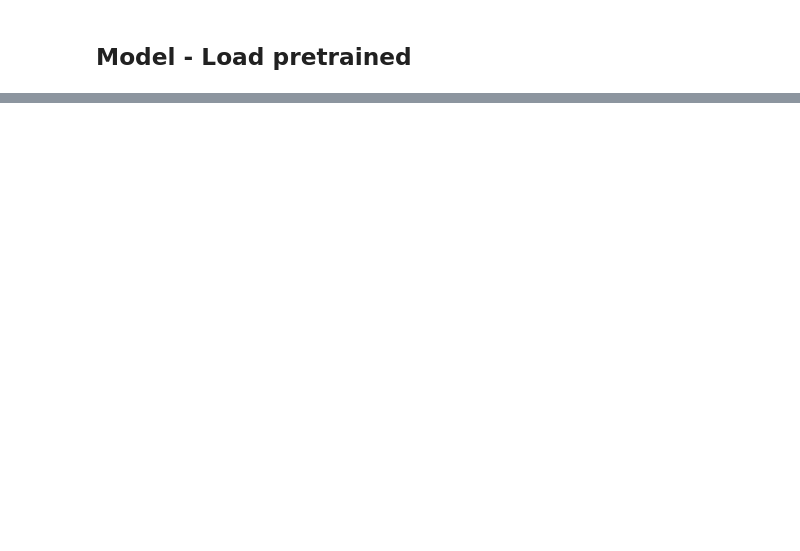
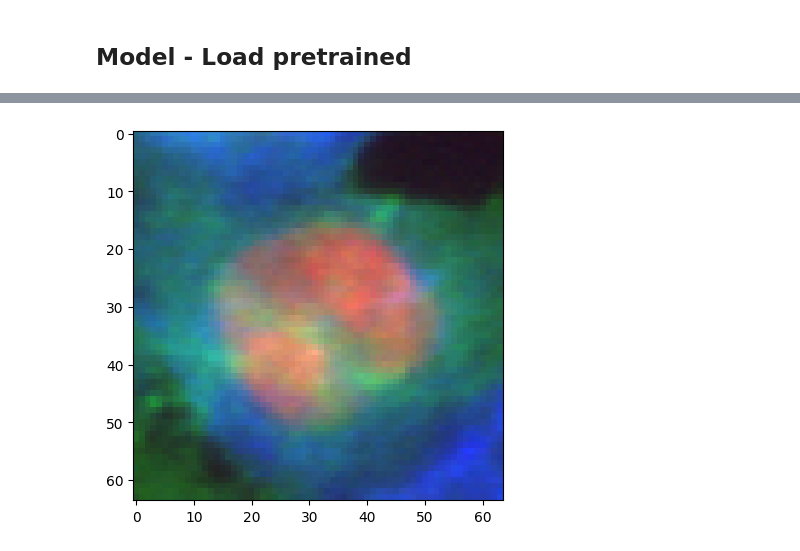
Before and after one commit to RasmusML/DiffCell, a Jupyter notebook: playground.ipynb, the cells around one changed output, grey strips where cells are left out. Drawn from its saved outputs; the diff is of its cells as text; code cells hidden in the pictures; blank space fills up the shorter version.

```diff
--- a/playground.ipynb
+++ b/playground.ipynb
@@ -118,0 +112,4 @@ plot_epoch_sample_series(epoch_images, epochs)
+# %%
+plot_image(epoch_images[-1][0])
+# %% [output]
+[figure, added]
```
Also changed, not shown: parts of 21 cells of this notebook, 6 other files.
